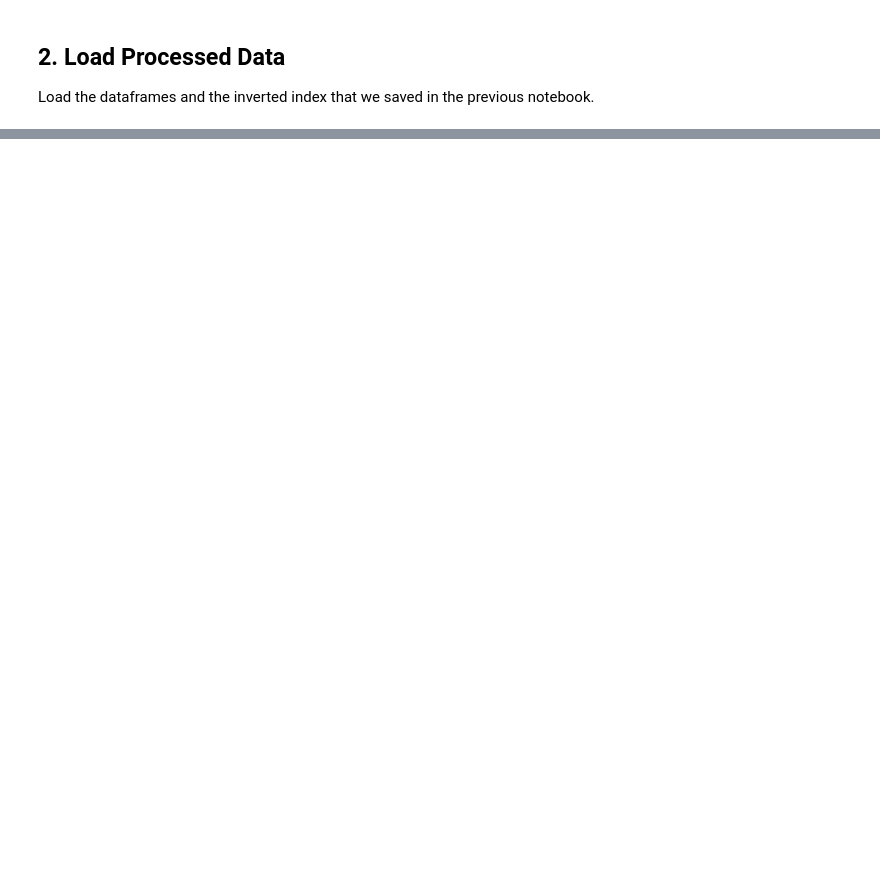
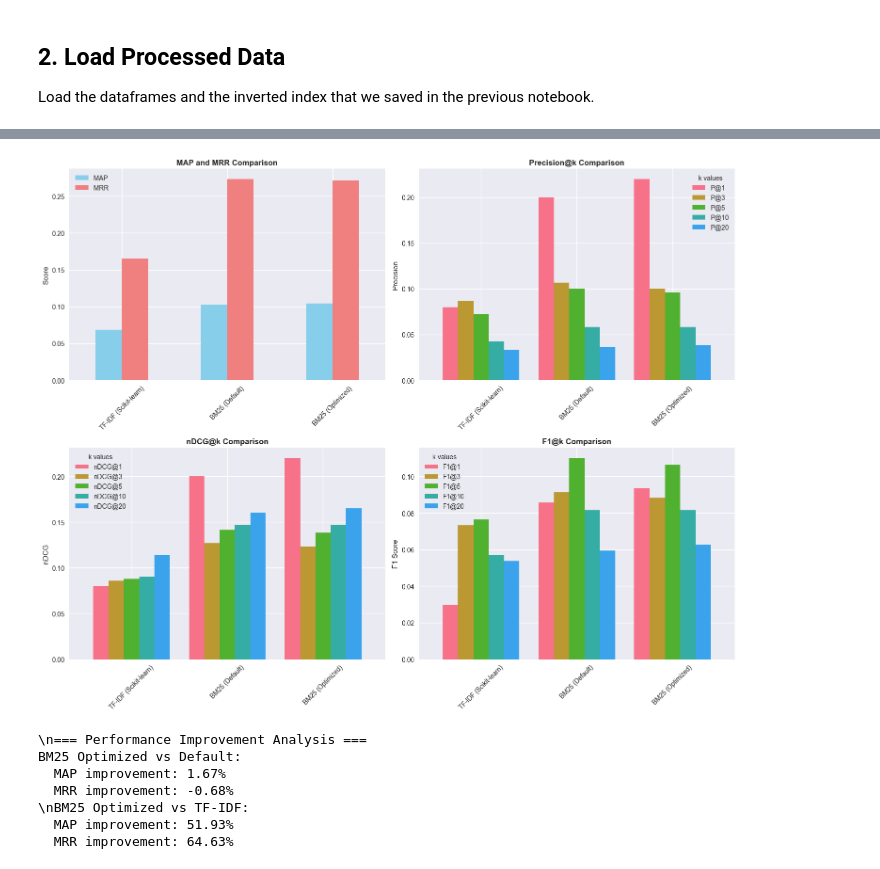
Before and after one commit to moorateeahtashil/Information-Retrieval, a Jupyter notebook: src/classical_ir.ipynb, the cells around one changed output, grey strips where cells are left out. Saved outputs shown, nothing was run; the diff lists cells and outputs as text; code cells hidden in the pictures; blank space fills up the shorter version.

```diff
--- a/src/classical_ir.ipynb
+++ b/src/classical_ir.ipynb
@@ -300,0 +616,77 @@ print(rel_counts.loc[sample_query_ids])
+# %%
+# Create visualizations
+def plot_model_comparison(comparison_df):
+    """Create comprehensive visualizations comparing model performance"""
+
+    # 1. MAP and MRR comparison
+    fig, axes = plt.subplots(2, 2, figsize=(15, 12))
+
+    # MAP and MRR bar plot
+    map_mrr_data = comparison_df[['MAP', 'MRR']]
+    map_mrr_data.plot(kind='bar', ax=axes[0, 0], color=['skyblue', 'lightcoral'])
+    axes[0, 0].set_title('MAP and MRR Comparison', fontweight='bold')
+    axes[0, 0].set_ylabel('Score')
+    axes[0, 0].legend()
+    axes[0, 0].tick_params(axis='x', rotation=45)
+
+    # Precision@k comparison
+    p_at_k_cols = [col for col in comparison_df.columns if col.startswith('P@')]
+    comparison_df[p_at_k_cols].plot(kind='bar', ax=axes[0, 1], width=0.8)
+    axes[0, 1].set_title('Precision@k Comparison', fontweight='bold')
+    axes[0, 1].set_ylabel('Precision')
+    axes[0, 1].legend(title='k values')
+    axes[0, 1].tick_params(axis='x', rotation=45)
+
+    # nDCG@k comparison
+    ndcg_at_k_cols = [col for col in comparison_df.columns if col.startswith('nDCG@')]
+    comparison_df[ndcg_at_k_cols].plot(kind='bar', ax=axes[1, 0], width=0.8)
+    axes[1, 0].set_title('nDCG@k Comparison', fontweight='bold')
+    axes[1, 0].set_ylabel('nDCG')
+    axes[1, 0].legend(title='k values')
+    axes[1, 0].tick_params(axis='x', rotation=45)
+
+    # F1@k comparison
+    f1_at_k_cols = [col for col in comparison_df.columns if col.startswith('F1@')]
+    comparison_df[f1_at_k_cols].plot(kind='bar', ax=axes[1, 1], width=0.8)
+    axes[1, 1].set_title('F1@k Comparison', fontweight='bold')
+    axes[1, 1].set_ylabel('F1 Score')
+    axes[1, 1].legend(title='k values')
+    axes[1, 1].tick_params(axis='x', rotation=45)
+
+    plt.tight_layout()
+    plt.show()
+
+    # 2. Performance improvement analysis
+    print("\\n=== Performance Improvement Analysis ===")
+
+    # Compare BM25 optimized vs default
+    map_improvement = ((bm25_optimized_metrics['MAP'] - bm25_default_metrics['MAP']) /
+                      bm25_default_metrics['MAP'] * 100)
+    mrr_improvement = ((bm25_optimized_metrics['MRR'] - bm25_default_metrics['MRR']) /
+                      bm25_default_metrics['MRR'] * 100)
+
+    print(f"BM25 Optimized vs Default:")
+    print(f"  MAP improvement: {map_improvement:.2f}%")
+    print(f"  MRR improvement: {mrr_improvement:.2f}%")
+
+    # Compare BM25 vs TF-IDF
+    bm25_vs_tfidf_map = ((bm25_optimized_metrics['MAP'] - tfidf_metrics['MAP']) /
+                        tfidf_metrics['MAP'] * 100)
+    bm25_vs_tfidf_mrr = ((bm25_optimized_metrics['MRR'] - tfidf_metrics['MRR']) /
+                        tfidf_metrics['MRR'] * 100)
+
+    print(f"\\nBM25 Optimized vs TF-IDF:")
+    print(f"  MAP improvement: {bm25_vs_tfidf_map:.2f}%")
+    print(f"  MRR improvement: {bm25_vs_tfidf_mrr:.2f}%")
+
+# Create the visualizations
+plot_model_comparison(comparison_df)
+# %% [output]
+[figure, added]
+\n=== Performance Improvement Analysis ===
+BM25 Optimized vs Default:
+  MAP improvement: 1.67%
+  MRR improvement: -0.68%
+\nBM25 Optimized vs TF-IDF:
+  MAP improvement: 51.93%
+  MRR improvement: 64.63%
```
Also changed, not shown: parts of 32 cells of this notebook.
